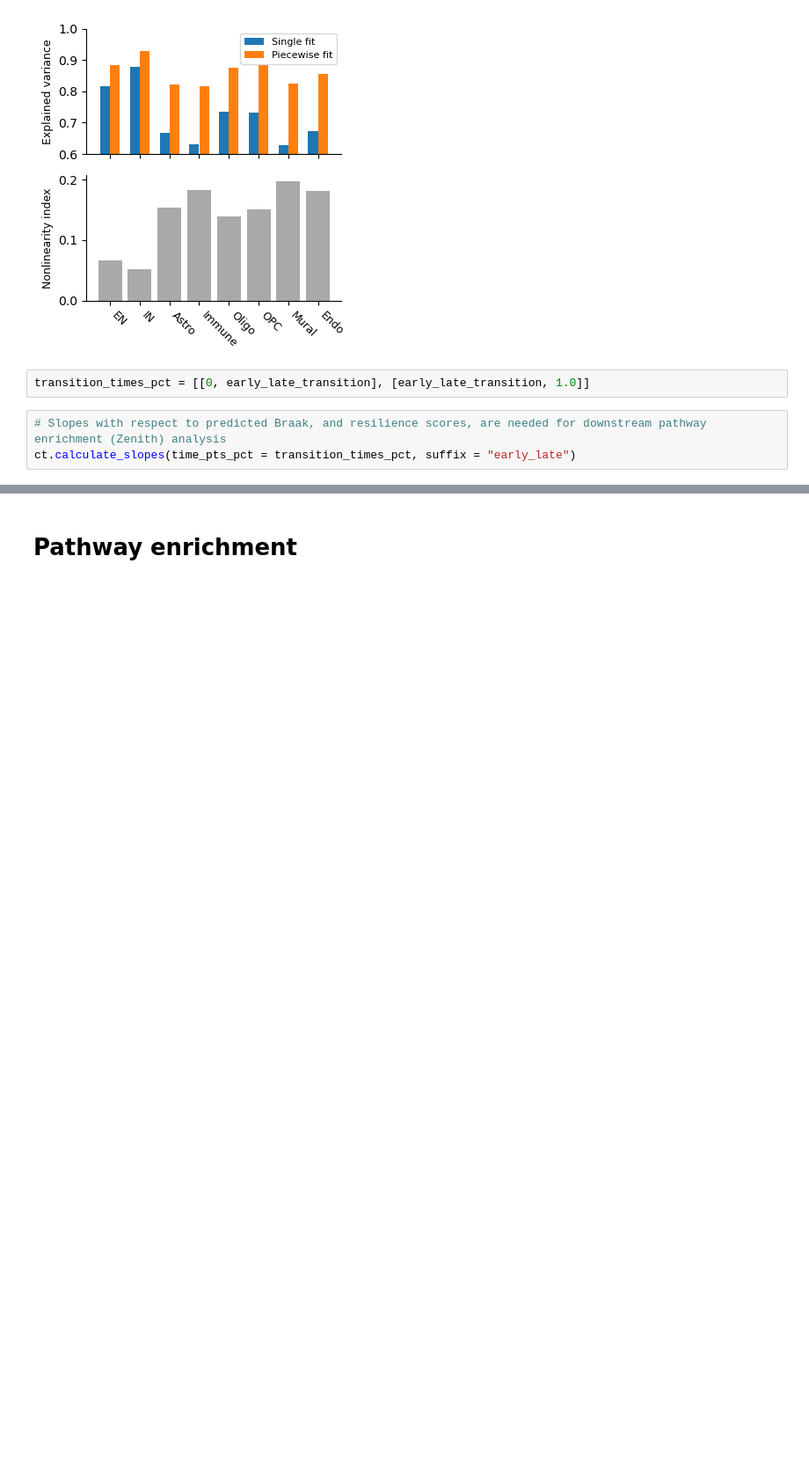
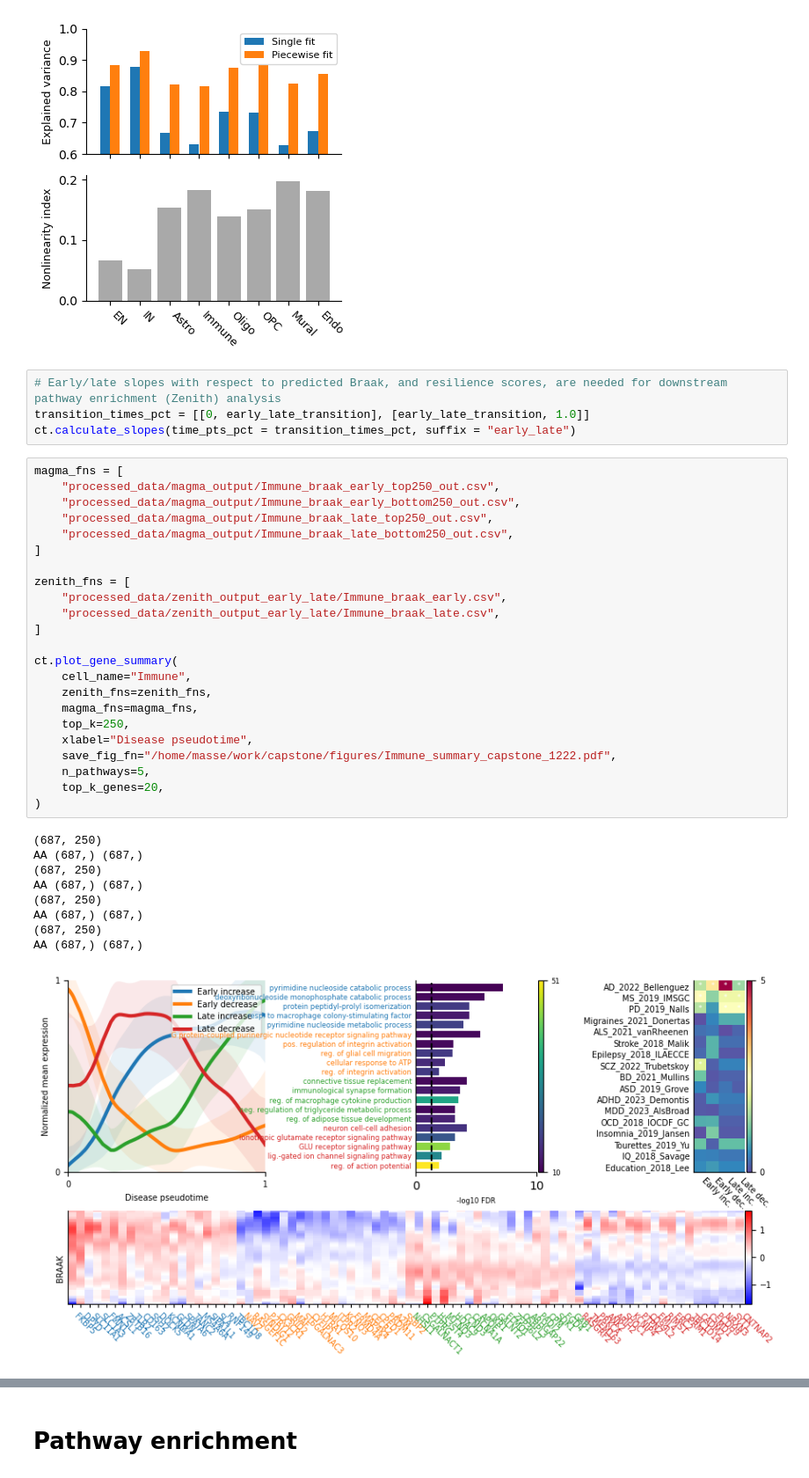
Before and after one commit to DiseaseNeuroGenomics/PsychADxD, a Jupyter notebook: 7_trajectory/generate_figures.ipynb, the cells around one changed output, grey strips where cells are left out. Shown at 88% size. Cells and saved outputs as stored; diff of their text form; blank space fills up the shorter version.

Commit message:
added gene summary

```diff
--- a/7_trajectory/generate_figures.ipynb
+++ b/7_trajectory/generate_figures.ipynb
@@ -155,11 +156,43 @@ ct.plot_example_traj(gene_name = "NAV2", cell_name = "Immune", save_fig_fn = Non
 ct.plot_nonlinearity(save_fig_fn = None)
 # %% [output]
 [figure]
-# %%
-transition_times_pct = [[0, early_late_transition], [early_late_transition, 1.0]]
 # %%
-# Slopes with respect to predicted Braak, and resilience scores, are needed for downstream pathway enrichment (Zenith) analysis
+# Early/late slopes with respect to predicted Braak, and resilience scores, are needed for downstream pathway enrichment (Zenith) analysis
+transition_times_pct = [[0, early_late_transition], [early_late_transition, 1.0]]
 ct.calculate_slopes(time_pts_pct = transition_times_pct, suffix = "early_late")
+# %%
+magma_fns = [
+    "processed_data/magma_output/Immune_braak_early_top250_out.csv",
+    "processed_data/magma_output/Immune_braak_early_bottom250_out.csv",
+    "processed_data/magma_output/Immune_braak_late_top250_out.csv",
+    "processed_data/magma_output/Immune_braak_late_bottom250_out.csv",
+]
+
+zenith_fns = [
+    "processed_data/zenith_output_early_late/Immune_braak_early.csv",
+    "processed_data/zenith_output_early_late/Immune_braak_late.csv",
+]
+
+ct.plot_gene_summary(
+    cell_name="Immune",
+    zenith_fns=zenith_fns,
+    magma_fns=magma_fns,
+    top_k=250,
+    xlabel="Disease pseudotime",
+    save_fig_fn="/home/masse/work/capstone/figures/Immune_summary_capstone_1222.pdf",
+    n_pathways=5,
+    top_k_genes=20,
+)
+# %% [output]
+(687, 250)
+AA (687,) (687,)
+(687, 250)
+AA (687,) (687,)
+(687, 250)
+AA (687,) (687,)
+(687, 250)
+AA (687,) (687,)
+[figure, added]
 # %%
 # Output slopes and resilience data to be used for Zenith
 # Running Zenith can be performed using the R script pathway_enrichment.R
```
Also changed, not shown: parts of 19 cells of this notebook, 1 other file.
